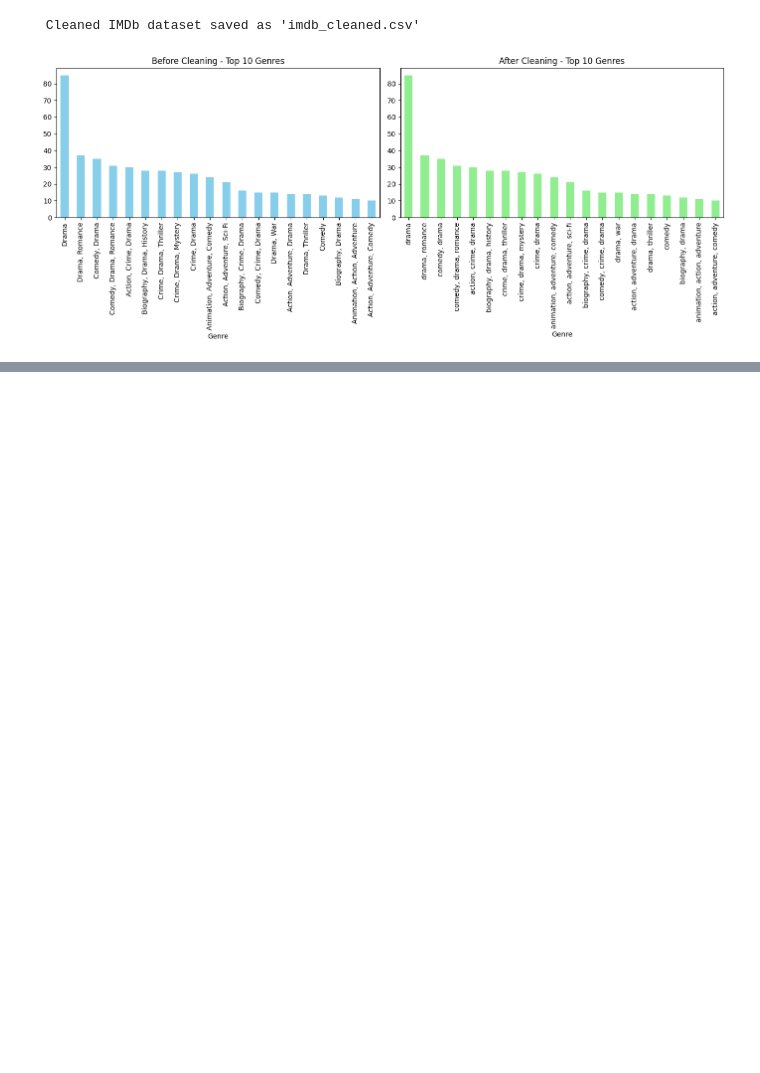
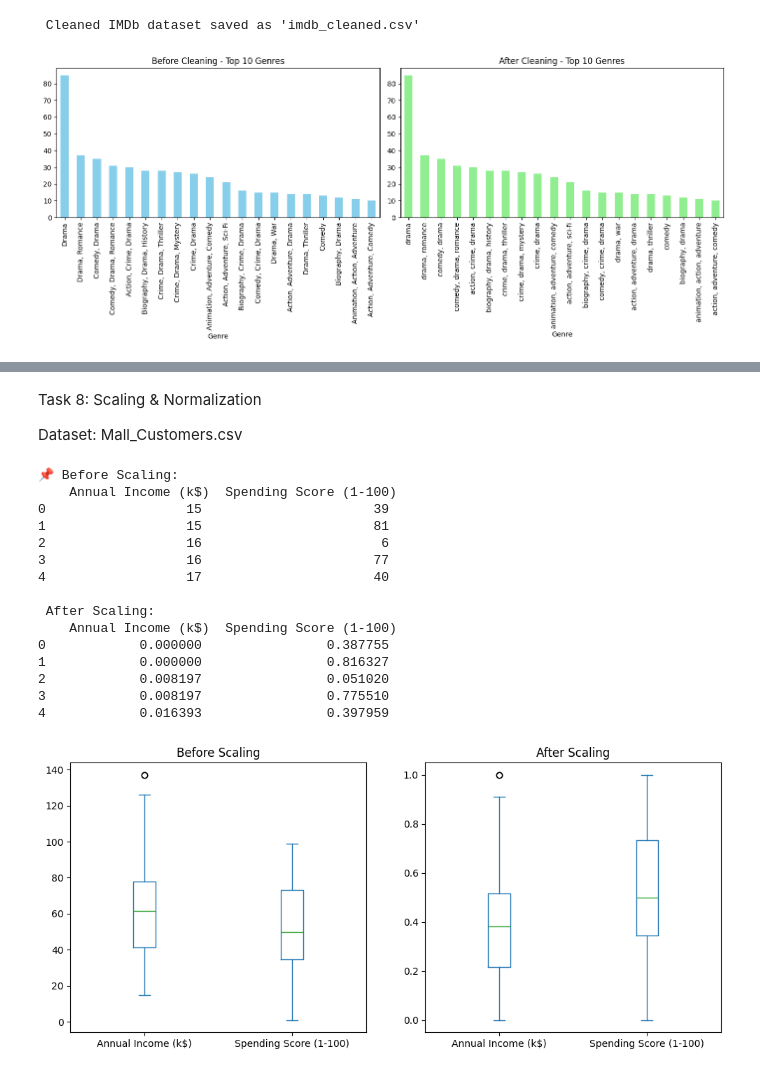
Before and after one commit to KishoreRaghupathy/Arcap_Reits, a Jupyter notebook: DS/Task1/Task.ipynb, the cells around one changed output, grey strips where cells are left out. Drawn from its saved outputs; the diff is of its cells as text; code cells hidden in the pictures; blank space fills up the shorter version.

```diff
--- a/DS/Task1/Task.ipynb
+++ b/DS/Task1/Task.ipynb
@@ -335,0 +466,53 @@ plt.show()
+# %% [markdown]
+Task 8: Scaling & Normalization
+
+Dataset: Mall_Customers.csv
+# %%
+import pandas as pd
+from sklearn.preprocessing import MinMaxScaler
+import matplotlib.pyplot as plt
+
+
+df = pd.read_csv("Mall_Customers.csv")
+
+
+num_cols = ["Annual Income (k$)", "Spending Score (1-100)"]
+
+
+print("📌 Before Scaling:\n", df[num_cols].head())
+
+
+scaler = MinMaxScaler()
+df_scaled = df.copy()
+df_scaled[num_cols] = scaler.fit_transform(df[num_cols])
+
+
+print("\n After Scaling:\n", df_scaled[num_cols].head())
+
+
+fig, axes = plt.subplots(1, 2, figsize=(12, 5))
+
+
+df[num_cols].plot(kind="box", ax=axes[0], title="Before Scaling")
+
+
+df_scaled[num_cols].plot(kind="box", ax=axes[1], title="After Scaling")
+
+plt.show()
+# %% [output]
+📌 Before Scaling:
+    Annual Income (k$)  Spending Score (1-100)
+0                  15                      39
+1                  15                      81
+2                  16                       6
+3                  16                      77
+4                  17                      40
+
+ After Scaling:
+    Annual Income (k$)  Spending Score (1-100)
+0            0.000000                0.387755
+1            0.000000                0.816327
+2            0.008197                0.051020
+3            0.008197                0.775510
+4            0.016393                0.397959
+[figure, added]
```
Also changed, not shown: parts of 4 cells of this notebook, 14 other files.
